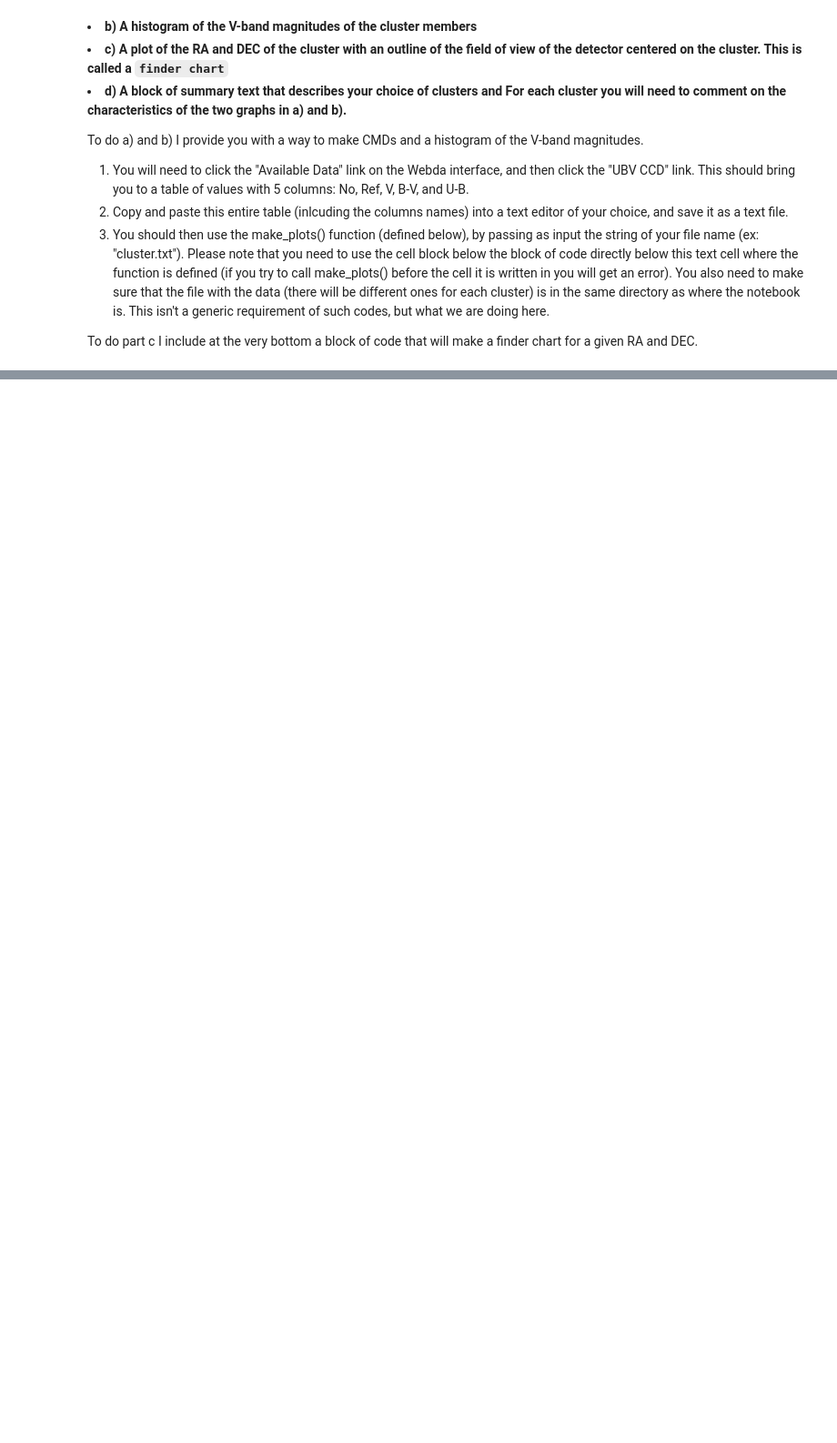
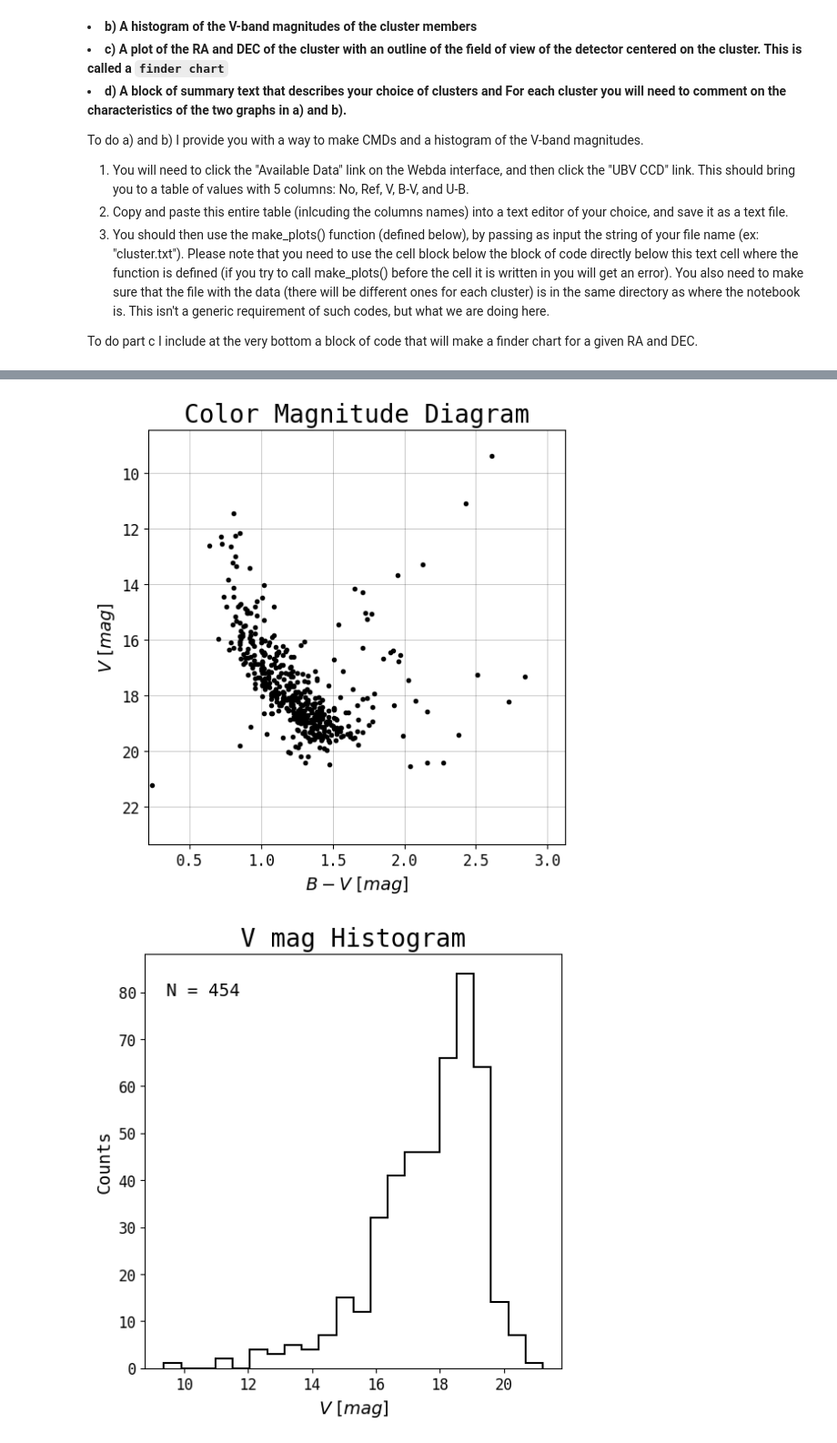
Before and after one commit to jupiterrible/Observingproject_student, a Jupyter notebook: ObservingProject_student_F24.ipynb, the cells around one changed output, grey strips where cells are left out. Shown: that part at 91% size. Drawn from its saved outputs; the diff is of its cells as text; code cells hidden in the pictures; blank space fills up the shorter version.

```diff
--- a/ObservingProject_student_F24.ipynb
+++ b/ObservingProject_student_F24.ipynb
@@ -499,6 +506,6 @@ def make_plots(file_name):
 #separate text file and call of make_plots for each cluster.
 #YOUR CODE HERE
 
-make_plots("Berkeley55")
+make_plots("NGC7128.txt")
 # %% [output]
 ********************************************
@@ -509,3 +514,5 @@ Plots for file: Berkeley55
+[figure, added]
+[figure, added]
 # %%
 #***RUN THIS BLOCK***
 #This is a routine to pull images from the web at the location of your source and
```
Also changed, not shown: parts of 5 cells of this notebook.
